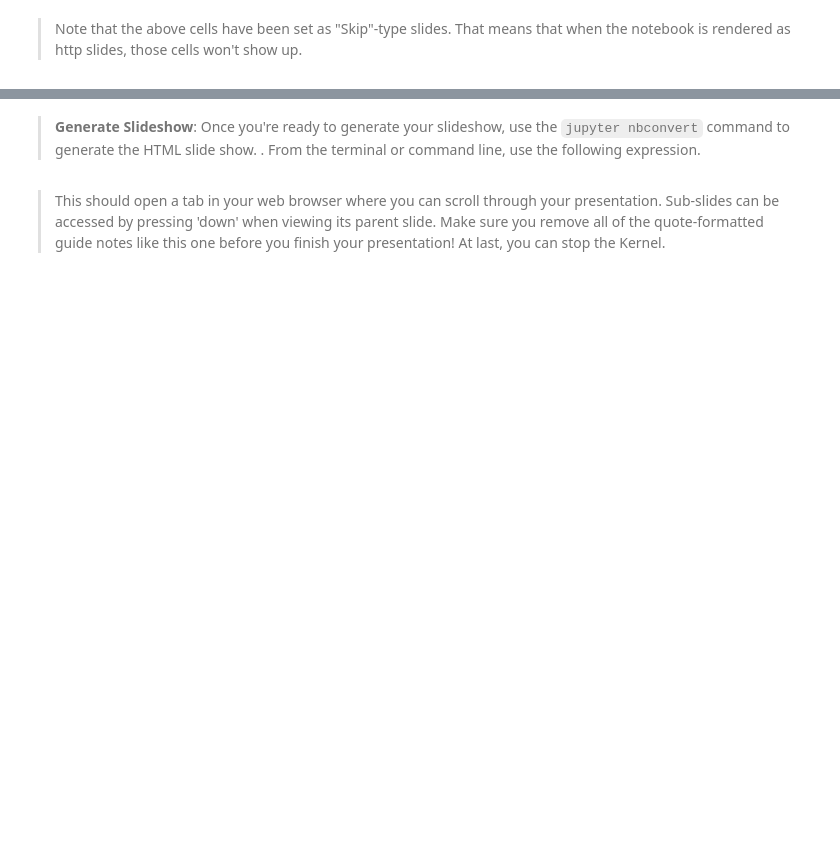
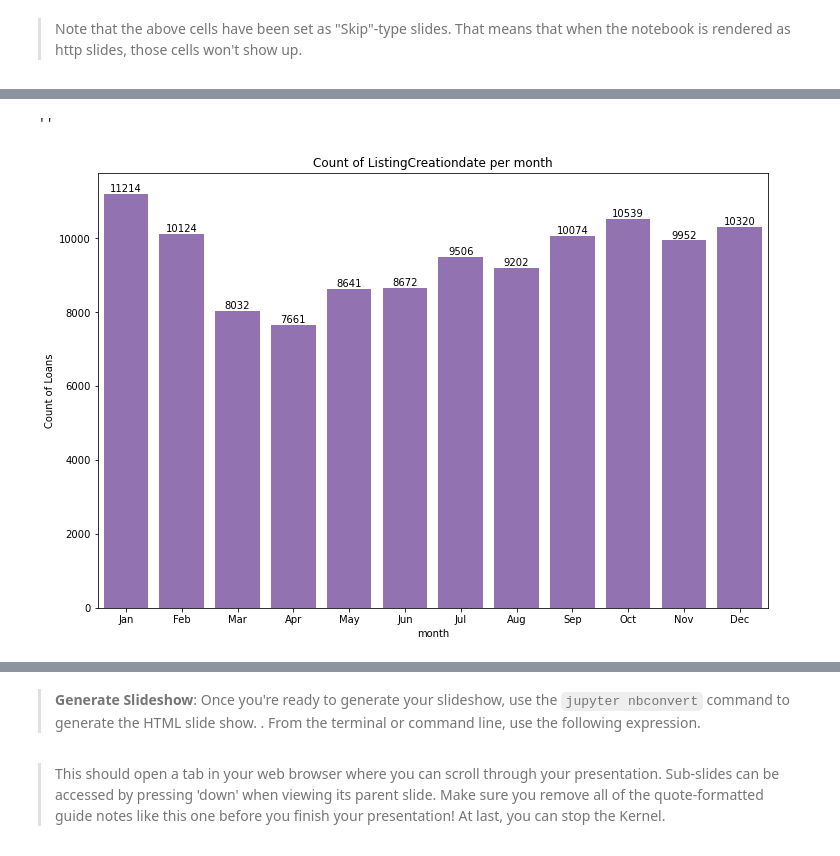
Before and after one commit to zadmainda/exploratory-visuals, a Jupyter notebook: Part_II_slide_deck.ipynb, the cells around one changed output, grey strips where cells are left out. Cells and saved outputs as stored; diff of their text form; code cells hidden in the pictures; blank space fills up the shorter version.

```diff
--- a/Part_II_slide_deck.ipynb
+++ b/Part_II_slide_deck.ipynb
@@ -57,0 +93,12 @@ but feel free to add more if you'd like!
+# %%
+# Plot bar chart
+
+plt.figure(figsize = (12,8))
+
+vertical_bar('month')
+plt.ylabel('Count of Loans')
+plt.title('Count of ListingCreationdate per month')
+;
+# %% [output]
+''
+[figure, added]
```
Also changed, not shown: parts of 12 cells of this notebook.
